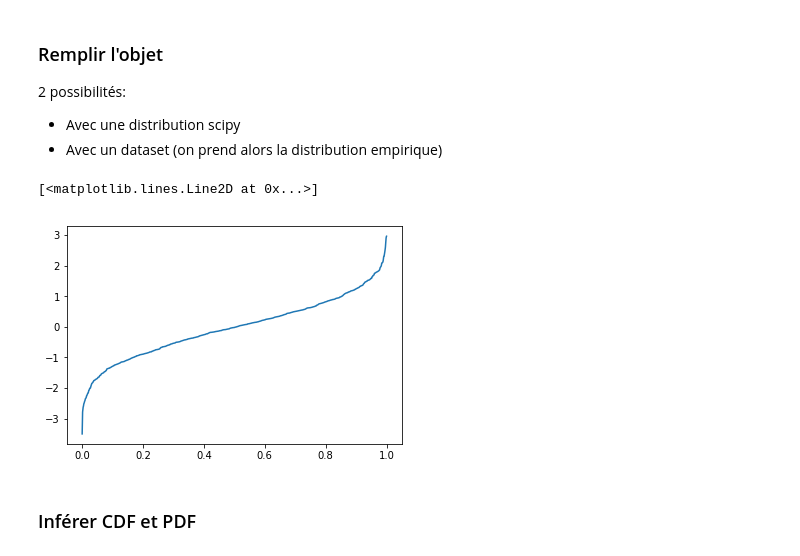
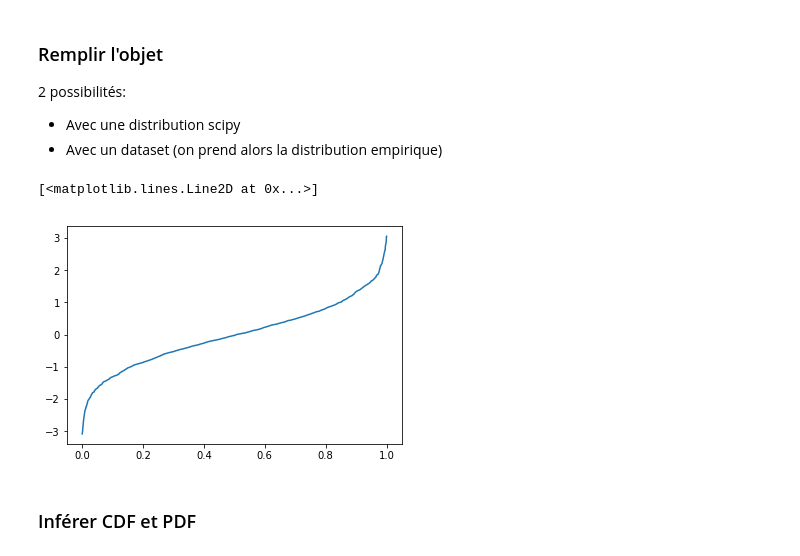
Before and after one commit to BoucheDimitri/WasserteinProp, a Jupyter notebook: Tuto.ipynb, the cells around one changed output. Cells and saved outputs as stored; diff of their text form; code cells hidden in the pictures.

```diff
--- a/Tuto.ipynb
+++ b/Tuto.ipynb
@@ -25,14 +25,14 @@ invcdf1 = icdf.InvCdf(nsamples_icdf=10000, density_type="continuous")
 - Avec un dataset (on prend alors la distribution empirique)
 # %%
 # Exemple avec un dataset suivant une loi normale
-dataset = np.random.normal(0, 1, 1000)
+dataset = np.random.normal(0, 1, 2000)
 invcdf1.fill_from_data(dataset)
 plt.plot(invcdf1.qs, invcdf1.invcdf)
 # invcdf1.qs est le vecteur de discrétisation de [0, 1]
 # invcdf1.invcdf est le vecteur de valeur de la fonction de répartition inverse aux valeurs invcdf1.qs
 # %% [output]
 [<matplotlib.lines.Line2D at 0x...>]
-[figure, old version]
+[figure, new version]
 # %% [markdown]
 ### Inférer CDF et PDF
 # %%
```
Also changed, not shown: parts of 6 cells of this notebook, 2 other files.
